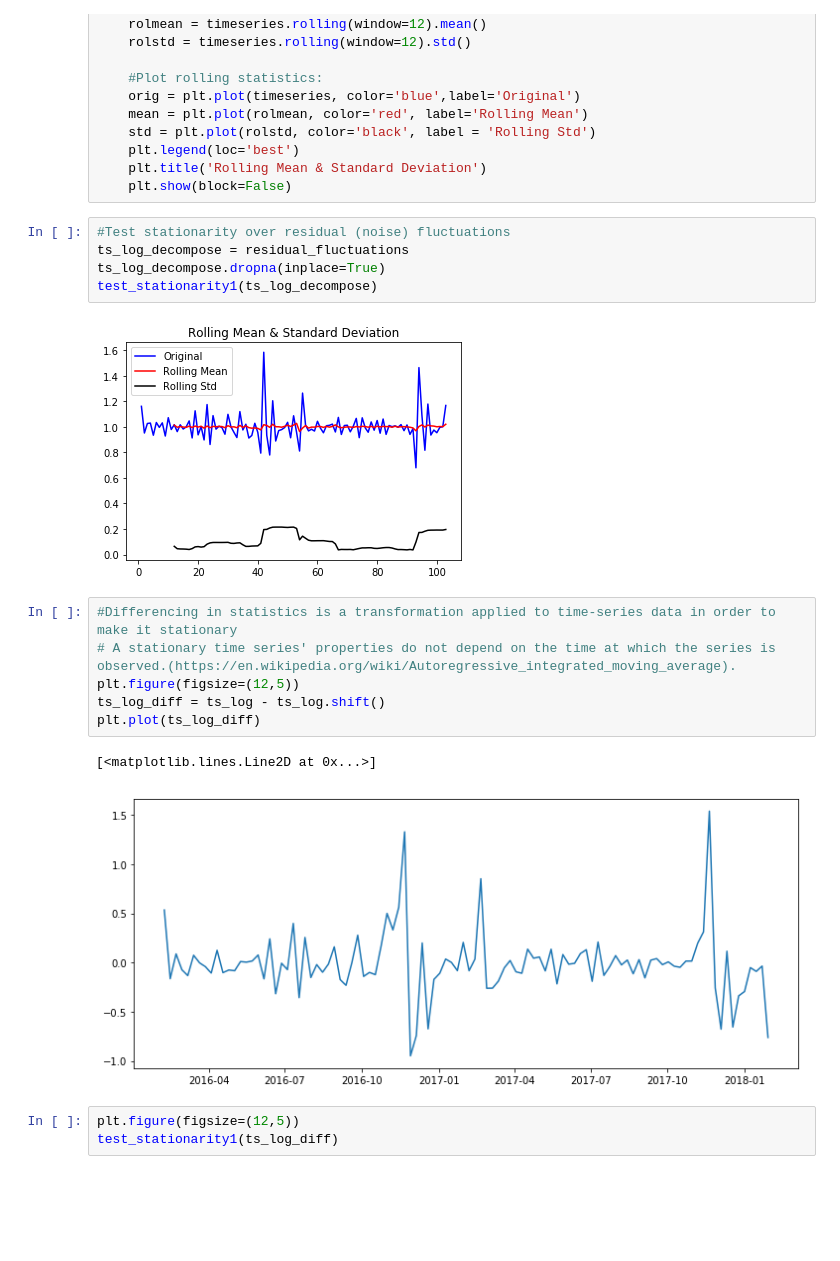
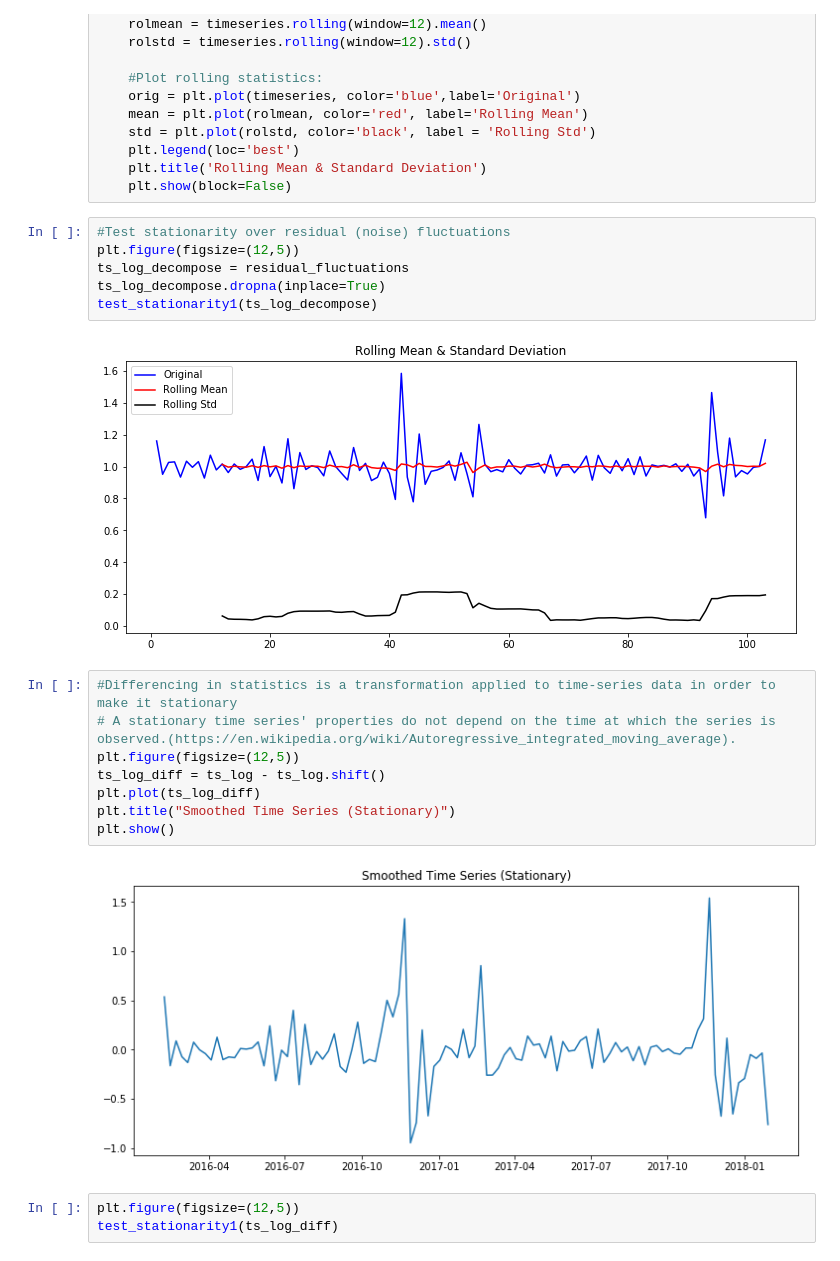
Before and after one commit to melodymassis/TS_Forecasting, a Jupyter notebook: index.ipynb, the cells around one changed output. Saved outputs shown, nothing was run; the diff lists cells and outputs as text; blank space fills up the shorter version.

```diff
--- a/index.ipynb
+++ b/index.ipynb
@@ -242,20 +247,22 @@ def test_stationarity1(timeseries):
     plt.show(block=False)
 # %%
 #Test stationarity over residual (noise) fluctuations
+plt.figure(figsize=(12,5))
 ts_log_decompose = residual_fluctuations
 ts_log_decompose.dropna(inplace=True)
 test_stationarity1(ts_log_decompose)
 # %% [output]
-[figure, old version]
+[figure, new version]
 # %%
 #Differencing in statistics is a transformation applied to time-series data in order to make it stationary
 # A stationary time series' properties do not depend on the time at which the series is observed.(https://en.wikipedia.org/wiki/Autoregressive_integrated_moving_average).
 plt.figure(figsize=(12,5))
 ts_log_diff = ts_log - ts_log.shift()
 plt.plot(ts_log_diff)
+plt.title("Smoothed Time Series (Stationary)")
+plt.show()
 # %% [output]
-[<matplotlib.lines.Line2D at 0x...>]
-[figure, old version]
+[figure, new version]
 # %%
 plt.figure(figsize=(12,5))
 test_stationarity1(ts_log_diff)
```
Also changed, not shown: parts of 13 cells of this notebook, 1 other file.
